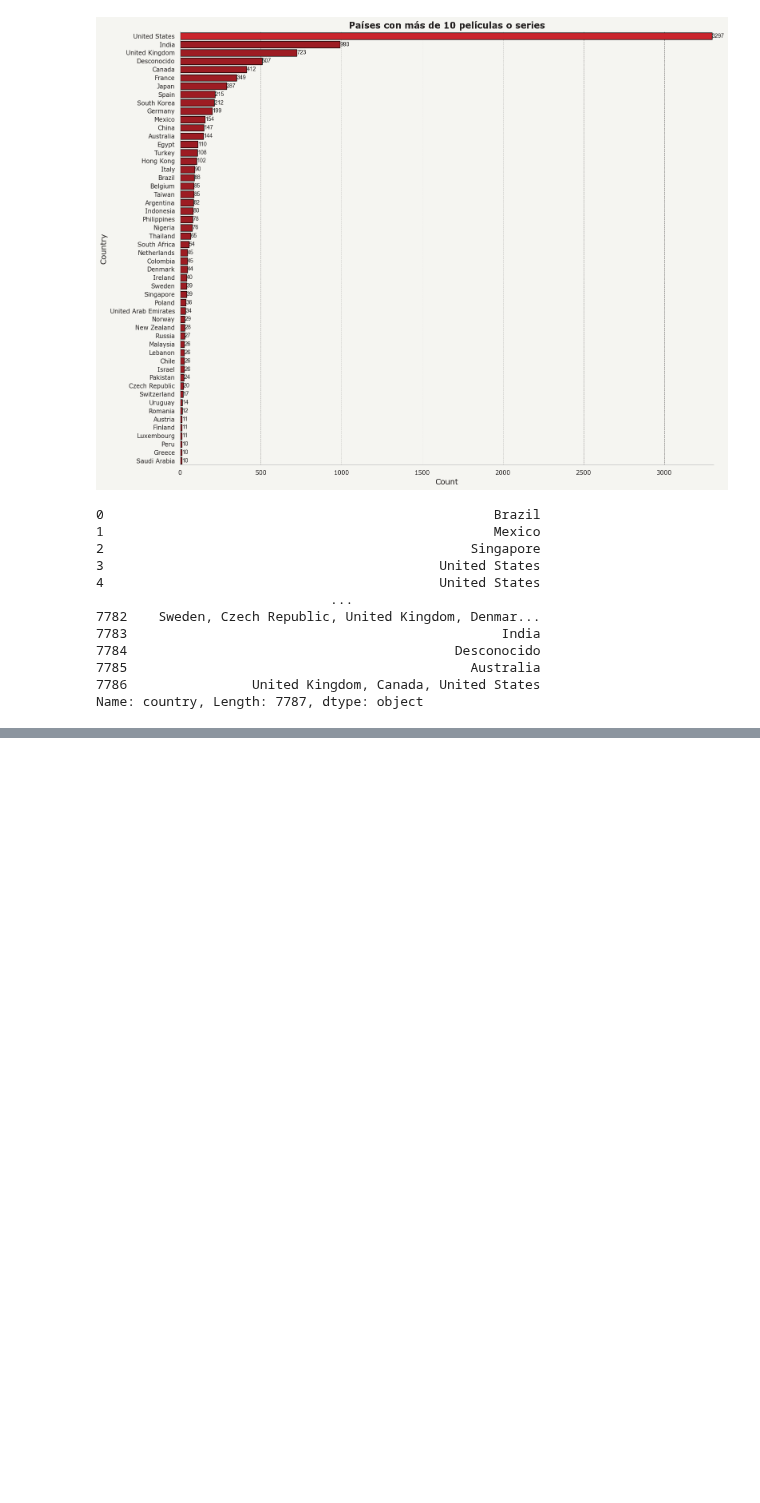
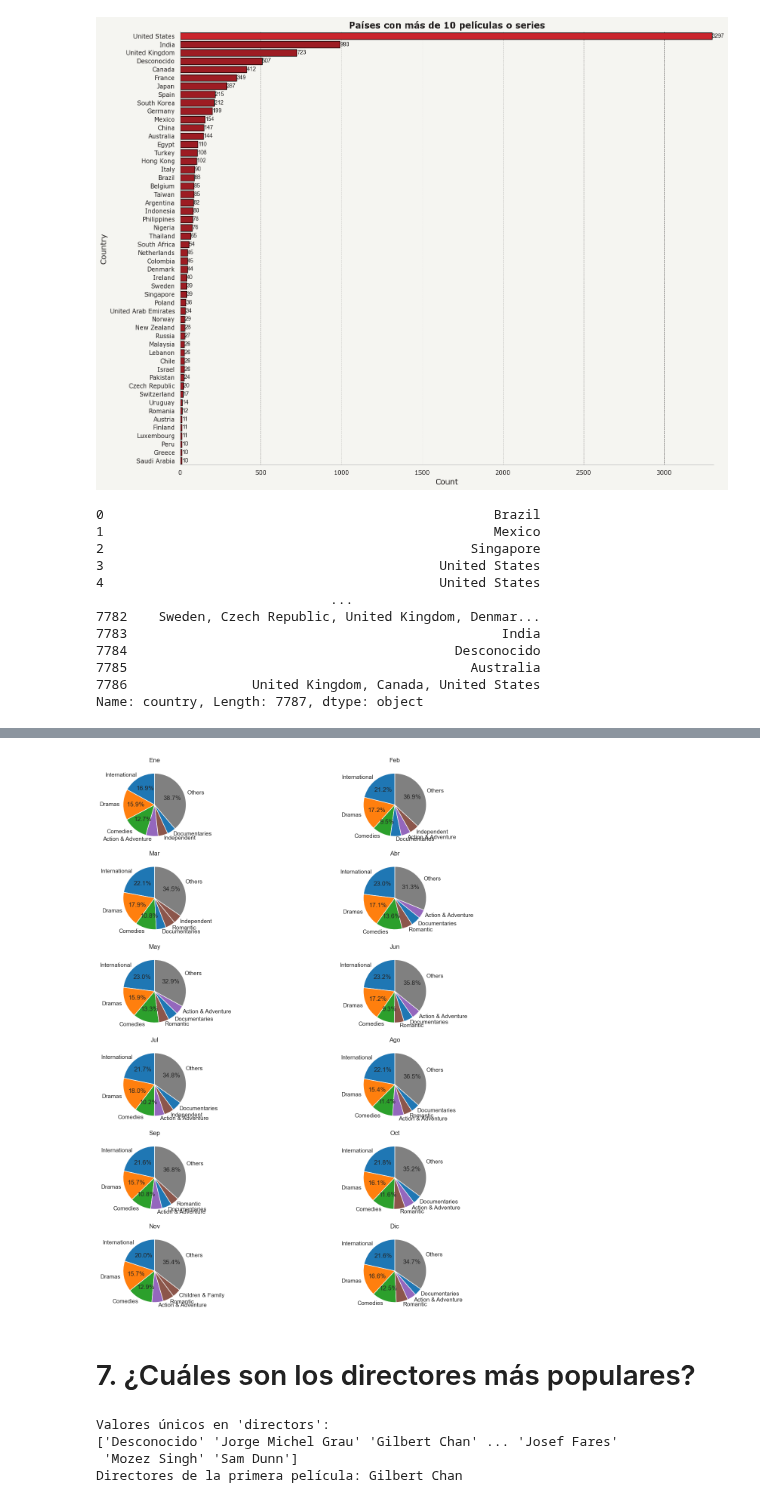
Before and after one commit to phobbins/AnalisisDatos, a Jupyter notebook: Practico 2/practico2.ipynb, the cells around one changed output, grey strips where cells are left out. Cells and saved outputs as stored; diff of their text form; code cells hidden in the pictures; blank space fills up the shorter version.

```diff
--- a/Practico 2/practico2.ipynb
+++ b/Practico 2/practico2.ipynb
@@ -410,0 +563,69 @@ Name: country, Length: 7787, dtype: object
+# %%
+# Crear una lista de iniciales para los meses
+month_initials = ['Ene', 'Feb', 'Mar', 'Abr', 'May', 'Jun', 'Jul', 'Ago', 'Sep', 'Oct', 'Nov', 'Dic']
+
+# Crear una lista de colores para las categorías
+unique_categories = df_exploded['categories'].unique()
+colors_palette = sns.color_palette('tab10', n_colors=len(unique_categories))
+
+# Crear un diccionario para mapear cada categoría a un color
+category_color_map = dict(zip(unique_categories, colors_palette))
+
+# Definir cuántos subplots (gráficos) habrá en cada fila y columna
+n_cols = 2
+n_rows = (len(month_initials) + n_cols - 1) // n_cols  # Calcular cuántas filas se necesitan
+
+# Función para mostrar solo porcentajes mayores a 8%
+def autopct_func(pct):
+    return ('%1.1f%%' % pct) if pct > 8 else ''
+
+# Crear una figura con subplots para cada mes
+plt.figure(figsize=(15, 15))
+
+# Iterar a través de los meses únicos
+for i, month in enumerate(range(1, 13), 1):  # De 1 a 12 para representar cada mes
+    plt.subplot(n_rows, n_cols, i)  # Ajustar filas y columnas según la cantidad de meses
+
+    # Filtrar los datos para el mes actual
+    monthly_data = df_exploded[df_exploded['month_added'] == month]['categories'].value_counts()
+
+    # Separar las 6 categorías principales
+    top_6_categories = monthly_data.head(6)
+
+    # Calcular la suma de las categorías restantes
+    others_count = monthly_data[6:].sum()
+
+    # Agregar la categoría "Others" con su suma
+    top_6_categories['Others'] = others_count
+
+    # Obtener los colores correspondientes a las categorías principales y a "Others"
+    top_6_labels = top_6_categories.index
+    colors = [category_color_map[category] if category in category_color_map else 'gray' for category in top_6_labels]
+
+    # Graficar el pastel solo con las 6 principales + "Others", mostrando solo porcentajes > 8%
+    plt.pie(top_6_categories, labels=top_6_labels, autopct=autopct_func, startangle=90, colors=colors)
+
+    # Asignar el título con las iniciales del mes
+    plt.title(f'{month_initials[month - 1]}')  # Restar 1 ya que `month` va de 1 a 12
+
+plt.tight_layout()
+plt.show()
+# %% [output]
+[figure, added]
+# %% [markdown]
+# 7. ¿Cuáles son los directores más populares?
+# %%
+unique_directors = df['director'].unique()
+
+# Imprimir los valores únicos
+print("Valores únicos en 'directors':")
+print(unique_directors)
+
+# Mostrar los directores de la primera película
+first_movie_directors = df['director'].iloc[2]
+print("Directores de la primera película:", first_movie_directors)
+# %% [output]
+Valores únicos en 'directors':
+['Desconocido' 'Jorge Michel Grau' 'Gilbert Chan' ... 'Josef Fares'
+ 'Mozez Singh' 'Sam Dunn']
+Directores de la primera película: Gilbert Chan
```
Also changed, not shown: parts of 30 cells of this notebook.
